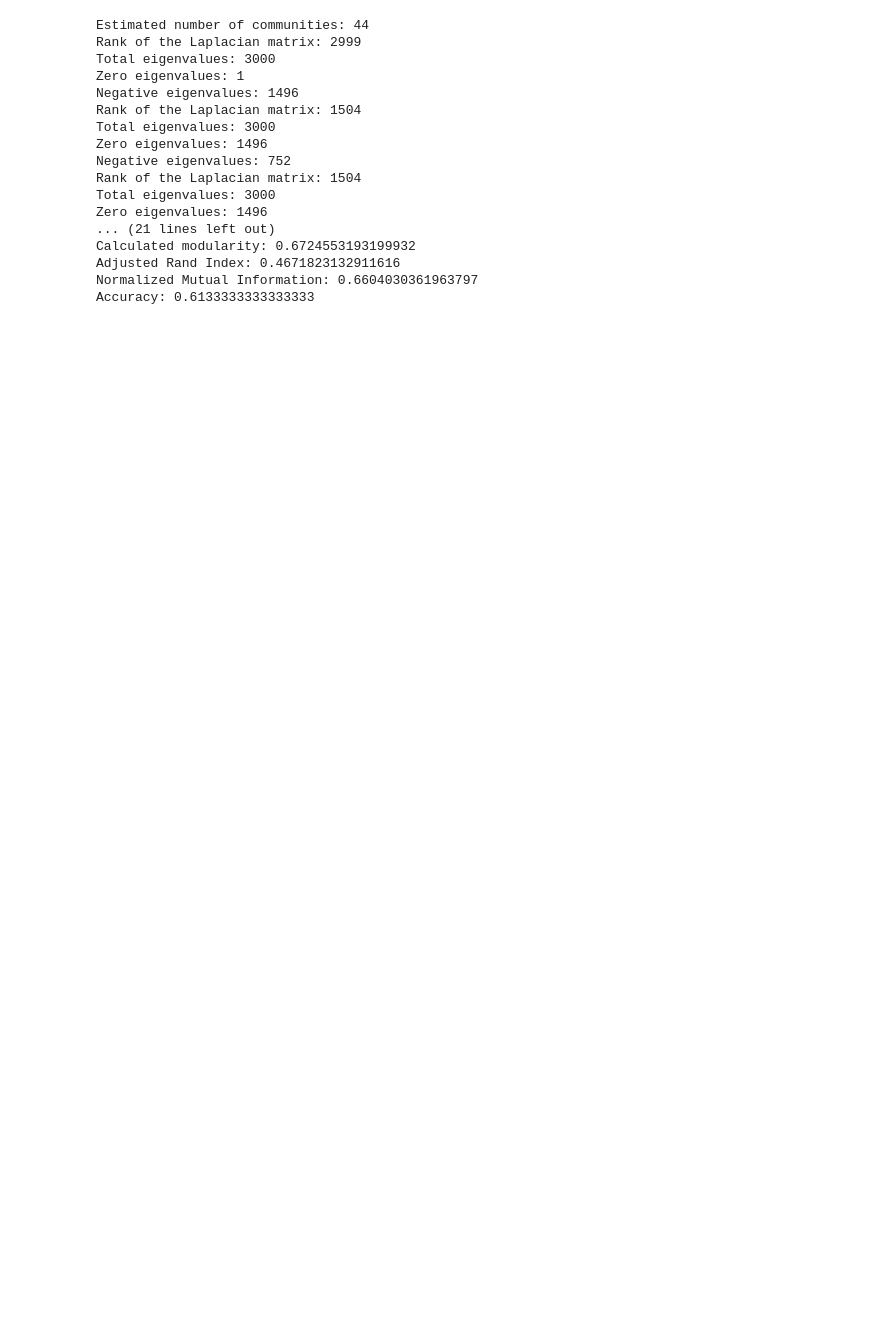
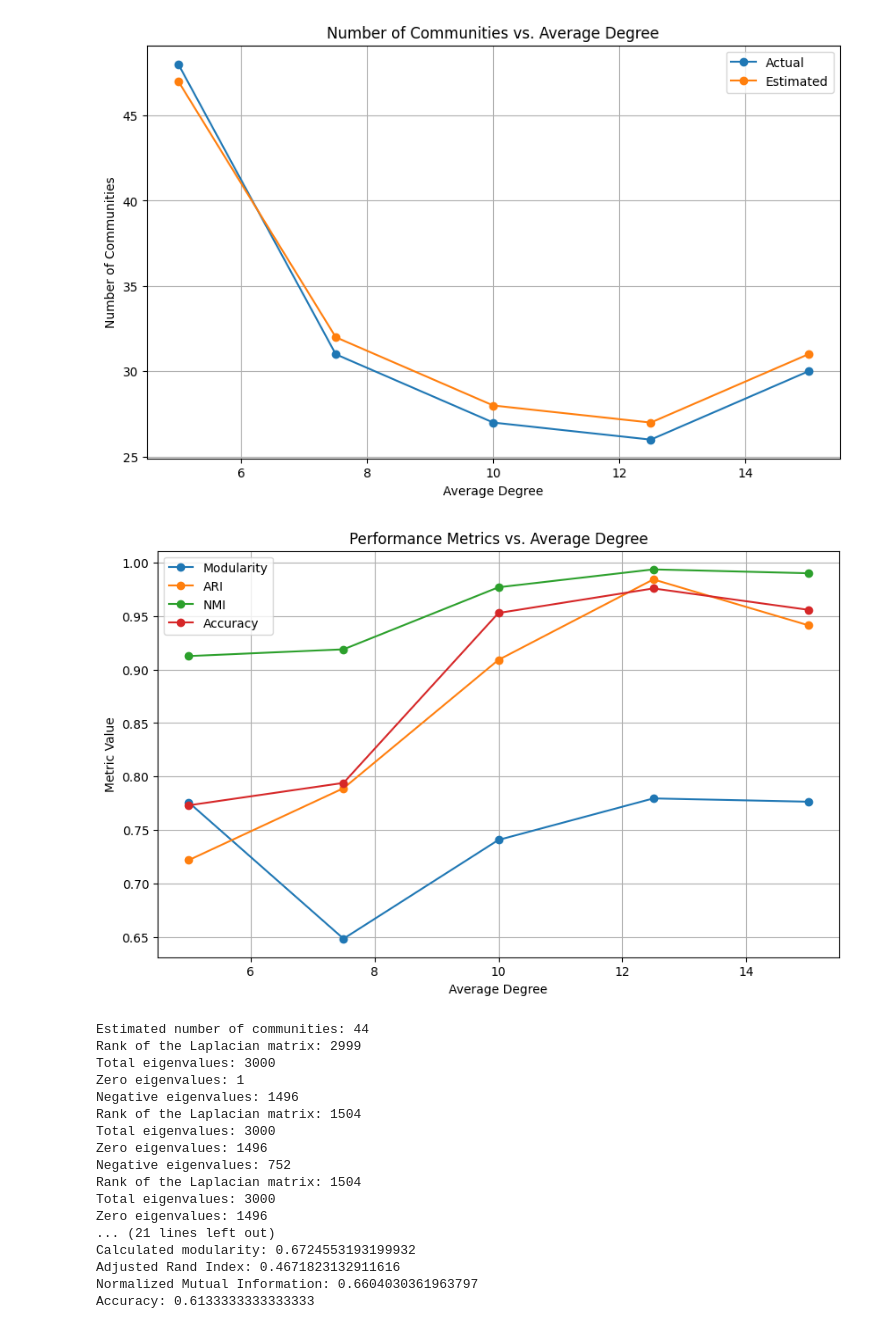
Before and after one commit to shivamgup0001/community-detection-in-sparse-networks-using-NMF, a Jupyter notebook: main.ipynb, the cells around one changed output. Cells and saved outputs as stored; diff of their text form; code cells hidden in the pictures; blank space fills up the shorter version.

Commit message:
Added more plots

```diff
--- a/main.ipynb
+++ b/main.ipynb
@@ -186,10 +186,10 @@ def reduce_matrix_rank(A, target_rank):
 
     return A_reduced
 
-def learn_regularization_matrix(Lz, k, num_iterations=5):
+def learn_regularization_matrix(Lz, k, num_iterations=5, neg_threshold=0):
     for _ in range(num_iterations):
         rank = np.linalg.matrix_rank(Lz)
-        print(f"Rank of the Laplacian matrix: {rank}")
+        # print(f"Rank of the Laplacian matrix: {rank}")
 
         eigenvalues, eigenvectors = np.linalg.eig(Lz)
         # # Sort the eigenvectors based on the eigenvalues in descending order
@@ -212,21 +212,23 @@ def learn_regularization_matrix(Lz, k, num_iterations=5):
         # print(f"Number of eigenvectors with high IPR: {np.sum(high_ipr)}")
 
         # Drop the negative eigenvalues and their corresponding eigenvectors
-        neg_eigenvals = eigenvalues < 0
-        print(f"Total eigenvalues: {len(eigenvalues)}")
-        print(f"Zero eigenvalues: {np.sum(np.isclose(eigenvalues, 0))}")
-        print(f"Negative eigenvalues: {np.sum(neg_eigenvals)}")
+        neg_eigenvals = eigenvalues < neg_threshold
+        # print(f"Total eigenvalues: {len(eigenvalues)}")
+        # print(f"Zero eigenvalues: {np.sum(np.isclose(eigenvalues, 0))}")
+        # print(f"Negative eigenvalues: {np.sum(neg_eigenvals)}")
         for i in range(len(eigenvalues)):
             if neg_eigenvals[i]:
                 eigenvalues[i] = 0
 
         # Reconstruction of the Laplacian matrix
         Lz = np.dot(np.dot(eigenvectors, np.diag(eigenvalues)), eigenvectors.T)
+        eigenvalues, _ = np.linalg.eig(Lz)
+        neg_eigenvals_percent = np.sum(eigenvalues < 0) / len(eigenvalues)
 
-    return Lz
+    return Lz, neg_eigenvals_percent
 
 # CDNMF algorithm
-def CDNMF(A, features, k, num_iterations=100, beta=0.5):
+def CDNMF(A, features, k, num_iterations=100, beta=0.5, neg_threshold=0):
     n = A.shape[0]
 
     # Step 1: Estimate the number of communities (k) using spectral analysis
@@ -241,7 +243,7 @@ def CDNMF(A, features, k, num_iterations=100, beta=0.5):
     Z = np.zeros_like(A)
     Lz = A + Z
     # Z = update_regularization_matrix(Z, features, threshold=0.001)
-    Lz = learn_regularization_matrix(Lz, k, num_iterations=5)
+    Lz, neg_eigenvals_percent = learn_regularization_matrix(Lz, k, num_iterations=1, neg_threshold=neg_threshold)
     # Lz = reduce_matrix_rank(Lz, k)
 
     # Step 4: Iteratively update P using the update rule
@@ -686,0 +723,56 @@ Converged after 87 iterations.
+# %%
+# Group 4: Varying degree of nodes
+avg_degree_values = [5.0, 7.5, 10.0, 12.5, 15.0]
+max_degree_values = [10, 15, 20, 25, 30]
+actual_num_communities = []
+estimated_num_communities = []
+modularity_values = []
+ari_values = []
+nmi_values = []
+acc_values = []
+for avg_degree, max_degree in zip(avg_degree_values, max_degree_values):
+    G, adj_matrix, community_assignment = generate_lfr_benchmark_graph(
+        n=1000, tau1=3, tau2=1.5, mu=0.1, avg_degree=avg_degree, max_degree=max_degree,
+        min_community=int(avg_degree), max_community=100, seed=42
+    )
+
+    unique_values = np.unique(community_assignment)
+    actual_num_communities.append(len(unique_values))
+    num_communities = estimate_number_of_communities(adj_matrix, 4)
+    estimated_num_communities.append(num_communities)
+
+    features_matrix = np.eye(adj_matrix.shape[0])  # Identity matrix of size n x n
+    communities,P=CDNMF(adj_matrix,features_matrix,k=num_communities, num_iterations=100, beta=0.5)
+    calc_modularity = calculate_modularity(adj_matrix, communities)
+    ari = adjusted_rand_score(community_assignment, communities)
+    nmi = normalized_mutual_info_score(community_assignment, communities)
+    acc = best_accuracy(community_assignment, communities)
+    modularity_values.append(calc_modularity)
+    ari_values.append(ari)
+    nmi_values.append(nmi)
+    acc_values.append(acc)
+
+# Plot the results
+plt.figure(figsize=(10, 6))
+plt.plot(avg_degree_values, actual_num_communities, 'o-', label='Actual')
+plt.plot(avg_degree_values, estimated_num_communities, 'o-', label='Estimated')
+plt.xlabel('Average Degree')
+plt.ylabel('Number of Communities')
+plt.title('Number of Communities vs. Average Degree')
+plt.legend()
+plt.grid(True)
+plt.show()
+
+# Plot the results
+plt.figure(figsize=(10, 6))
+plt.plot(avg_degree_values, modularity_values, 'o-', label='Modularity')
+plt.plot(avg_degree_values, ari_values, 'o-', label='ARI')
+plt.plot(avg_degree_values, nmi_values, 'o-', label='NMI')
+plt.plot(avg_degree_values, acc_values, 'o-', label='Accuracy')
+plt.xlabel('Average Degree')
+plt.ylabel('Metric Value')
+plt.title('Performance Metrics vs. Average Degree')
+plt.legend()
+plt.grid(True)
+plt.show()
+# %% [output]
@@ -687,2 +796,4 @@ Converged after 87 iterations.
+[figure, added]
+[figure, added]
 # %%
 G, adj_matrix, community_assignment = generate_lfr_benchmark_graph(
```
Also changed, not shown: parts of 6 cells of this notebook, 6 other files.
